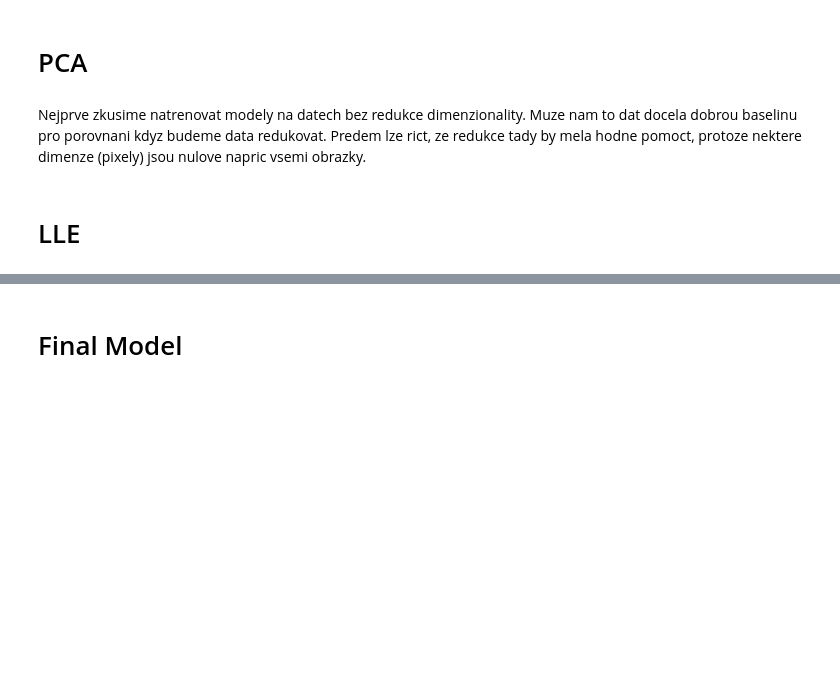
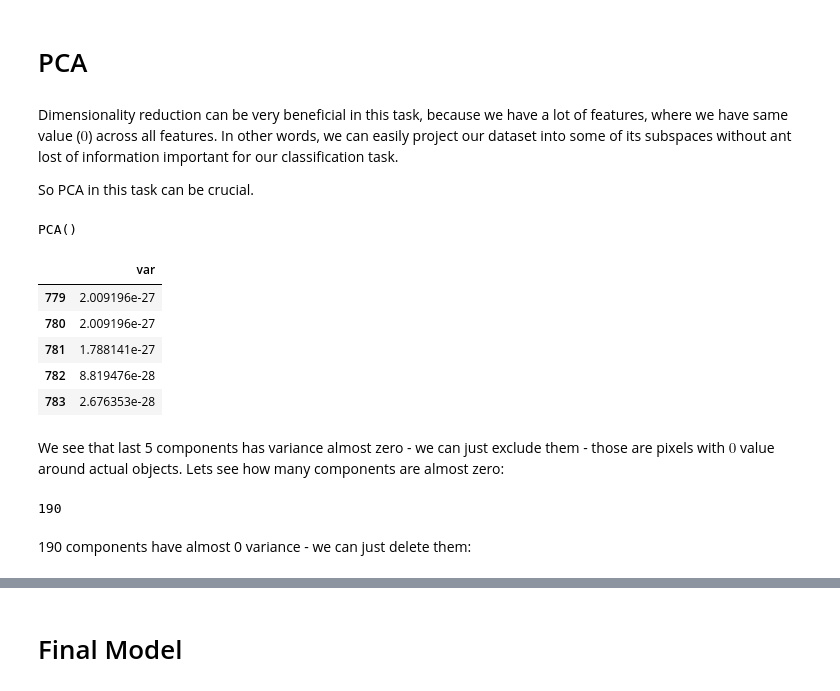
Before and after one commit to nickobard/Machine-Learning-II, a Jupyter notebook: 01/homework_01_B232.ipynb, the cells around one changed output, grey strips where cells are left out. Drawn from its saved outputs; the diff is of its cells as text; code cells hidden in the pictures; blank space fills up the shorter version.

```diff
--- a/01/homework_01_B232.ipynb
+++ b/01/homework_01_B232.ipynb
@@ -510,7 +510,12 @@ Best cross-validation score: 0.9254166666666667
 We can see, that for the LDA, change in scaling makes almost no difference. Though considering that features are scaled identically in original data, rescaling likely won't be very helpful.
 # %% [markdown]
 # PCA
-# %% [markdown]
-Nejprve zkusime natrenovat modely na datech bez redukce dimenzionality. Muze nam to dat docela dobrou baselinu pro porovnani kdyz budeme data redukovat. Predem lze rict, ze redukce tady by mela hodne pomoct, protoze nektere dimenze (pixely) jsou nulove napric vsemi obrazky.
-# %% [markdown]
-# LLE
+# %% [markdown]
+Dimensionality reduction can be very beneficial in this task, because we have a lot of features, where we have same value ($0$) across all features. In other words, we can easily project our dataset into some of its subspaces without ant lost of information important for our classification task.
+
+So PCA in this task can be crucial.
+# %%
+pca = PCA()
+pca.fit(X_train)
+# %% [output]
+PCA()
@@ -516,0 +524,19 @@ Nejprve zkusime natrenovat modely na datech bez redukce dimenzionality. Muze nam
+# %%
+explained_variances_df = pd.DataFrame(pca.explained_variance_, columns=['var'])
+explained_variances_df.tail()
+# %% [output]
+|  | var |
+| 779 | 2.009196e-27 |
+| 780 | 2.009196e-27 |
+| 781 | 1.788141e-27 |
+| 782 | 8.819476e-28 |
+| 783 | 2.676353e-28 |
+# %% [markdown]
+We see that last 5 components has variance almost zero - we can just exclude them - those are pixels with $0$ value around actual objects.
+Lets see how many components are almost zero:
+# %%
+sum(explained_variances_df['var'] < 1e-6)
+# %% [output]
+190
+# %% [markdown]
+190 components have almost 0 variance - we can just delete them:
```
Also changed, not shown: parts of 2 cells of this notebook.
